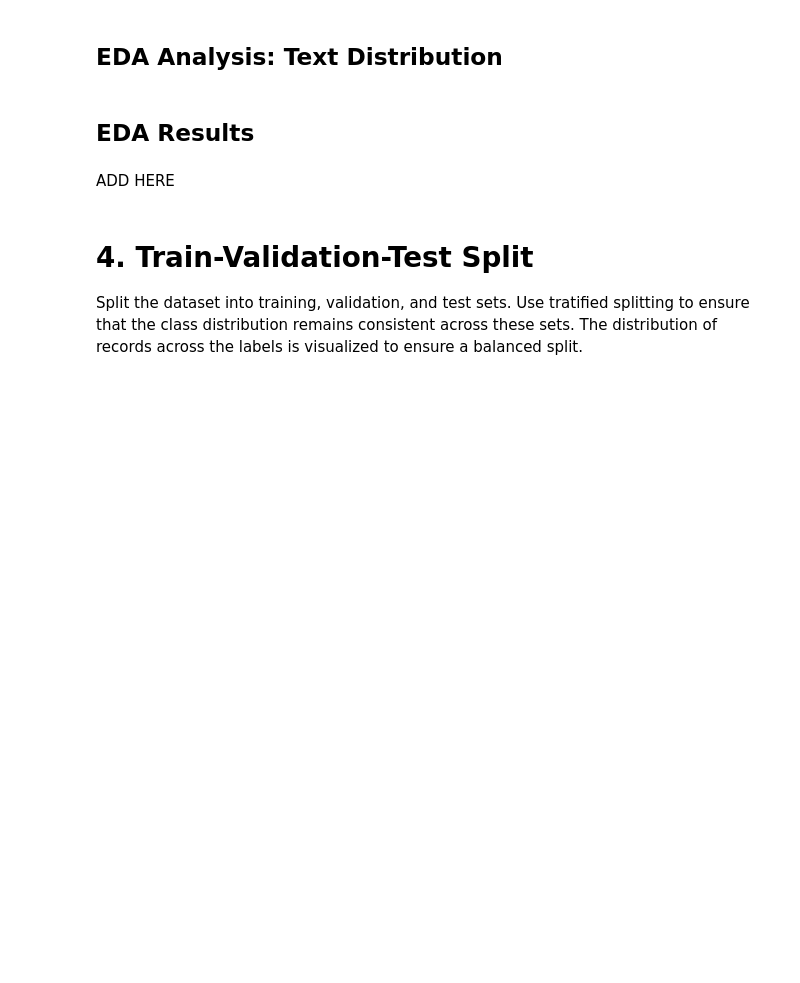
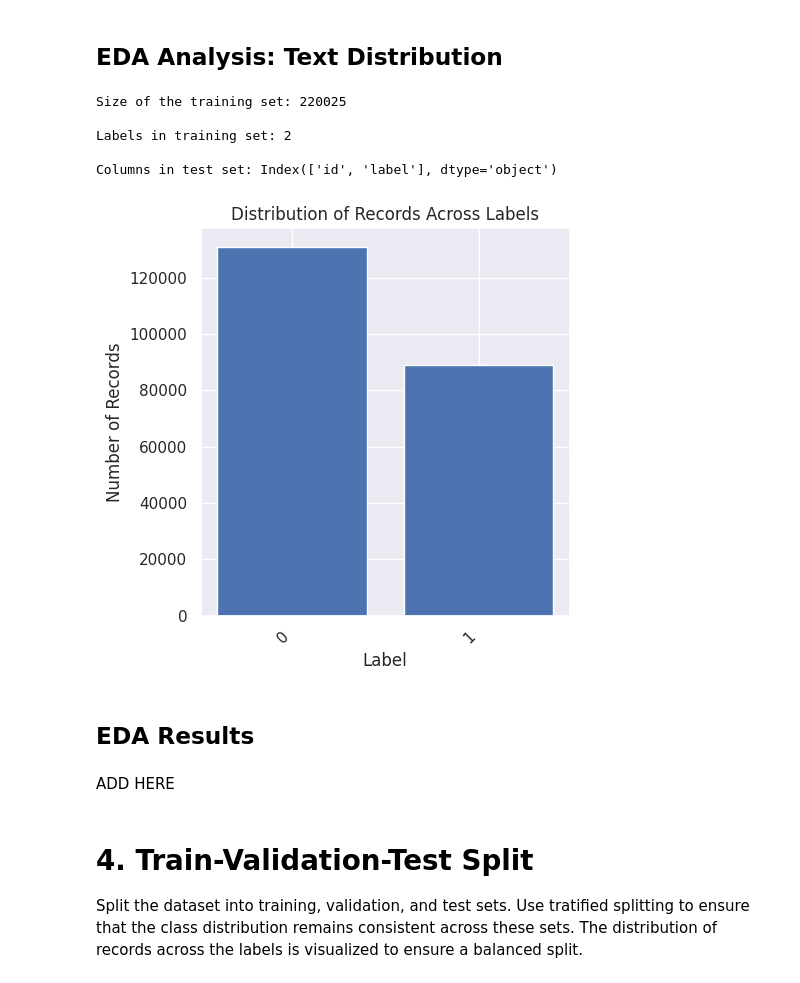
Before and after one commit to TOM-BOHN/MsDS-deep-learing-cnn-cancer-detection, a Jupyter notebook: deep_learning_cnn_cancer_detection.ipynb, the cells around one changed output. Drawn from its saved outputs; the diff is of its cells as text; code cells hidden in the pictures; blank space fills up the shorter version.

```diff
--- a/deep_learning_cnn_cancer_detection.ipynb
+++ b/deep_learning_cnn_cancer_detection.ipynb
@@ -227,3 +280,28 @@ The EDA phase focuses on understanding the dataset, including data distribution
+# %%
+  print("Size of the training set:", len(train_labels))
+  print()
+  print("Labels in training set:", train_labels['label'].nunique())
+  print()
+  print("Columns in test set:", train_labels.columns)
+  print()
+
+  # Create a histogram for the count of records in each label
+  label_counts = train_labels['label'].value_counts()
+  plt.figure(figsize=(5, 5))
+  plt.bar(label_counts.index.astype(str), label_counts.values)
+  plt.xlabel('Label')
+  plt.ylabel('Number of Records')
+  plt.title('Distribution of Records Across Labels')
+  plt.xticks(rotation=45, ha='right')  # Rotate x-axis labels for better readability
+  plt.tight_layout()
+  plt.show()
+# %% [output]
+Size of the training set: 220025
+
+Labels in training set: 2
+
+Columns in test set: Index(['id', 'label'], dtype='object')
+[figure, added]
 # %% [markdown]
 ## EDA Results
 # %% [markdown]
```
Also changed, not shown: parts of 15 cells of this notebook.
